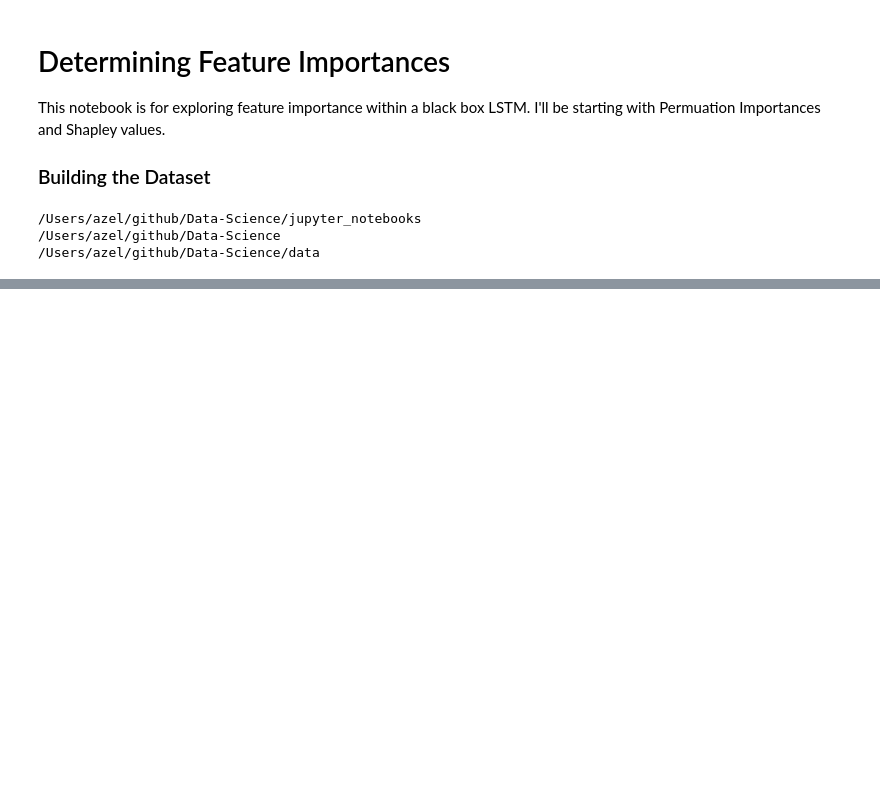
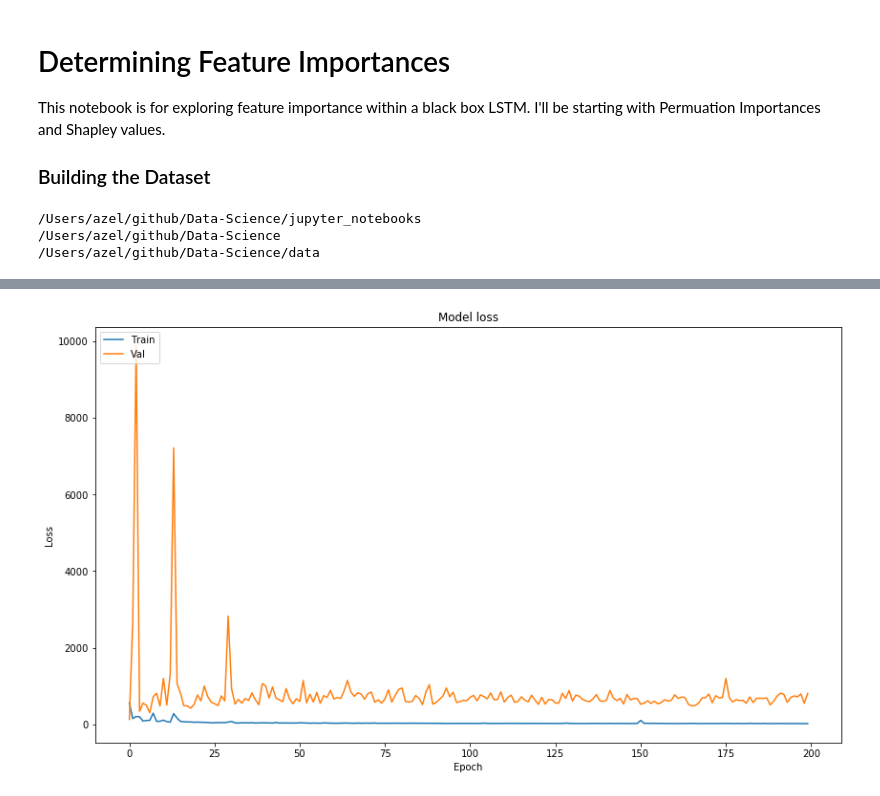
Before and after one commit to labs14-investment-risk-analysis/Data-Science, a Jupyter notebook: jupyter_notebooks/exploratory_modeling/model_interpretation.ipynb, the cells around one changed output, grey strips where cells are left out. Saved outputs shown, nothing was run; the diff lists cells and outputs as text; code cells hidden in the pictures; blank space fills up the shorter version.

```diff
--- a/jupyter_notebooks/exploratory_modeling/model_interpretation.ipynb
+++ b/jupyter_notebooks/exploratory_modeling/model_interpretation.ipynb
@@ -72,0 +122,2 @@ df.tail()
+# %%
+X, y = get_target(df, 'AAPL_adjusted_close')
@@ -72,0 +155,3 @@ df.tail()
+# %%
+X_train, X_test, X_val, y_train, y_test, y_val = prep_data(train_cut=.8,
+                                                           val_cut=.6)
@@ -72,0 +178,27 @@ df.tail()
+# %%
+model = Sequential()
+model.add(LSTM(100, activation='relu',
+               return_sequences=True,
+               input_shape=(train_data_generator.length,
+                            X_train.shape[1])))
+model.add(Dropout(0.3))
+model.add(LSTM(100, return_sequences=True,
+               activation='relu'))
+model.add(Dropout(0.3))
+model.add(LSTM(100, activation='relu'))
+model.add(Dropout(0.3))
+model.add(Dense(1))
+
+model.compile(optimizer='adam', loss='mse')
+
+checkpointer = ModelCheckpoint(filepath='weights/{epoch:02d}-{val_loss:.2f}.hdf5',
+                               verbose=1,
+                               save_best_only=True)
+
+callbacks_list = [checkpointer]
+
+history = model.fit_generator(train_data_generator,
+                              epochs = 200,
+                              validation_data=test_data_generator,
+                              verbose=1,
+                              callbacks=callbacks_list)
@@ -72,0 +223,12 @@ df.tail()
+# %%
+# Plot training & validation loss values
+plt.figure(figsize=(14,8))
+plt.plot(history.history['loss'])
+plt.plot(history.history['val_loss'])
+plt.title('Model loss')
+plt.ylabel('Loss')
+plt.xlabel('Epoch')
+plt.legend(['Train', 'Val'], loc='upper left')
+plt.show();
+# %% [output]
+[figure, added]
```
Also changed, not shown: parts of 18 cells of this notebook, 3 other files.
